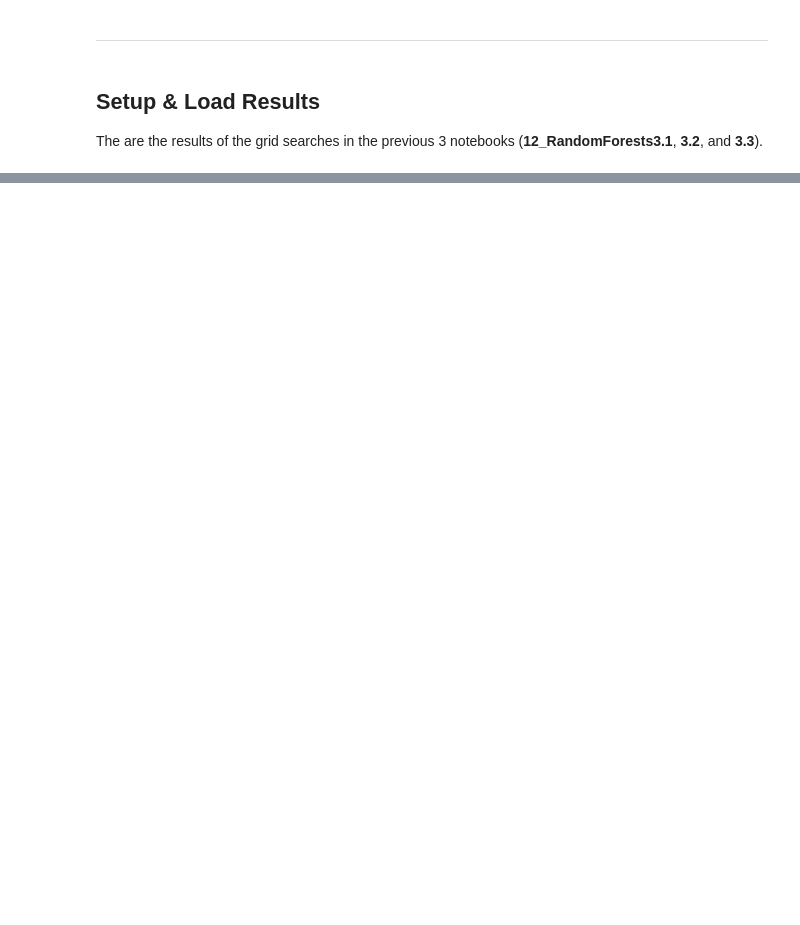
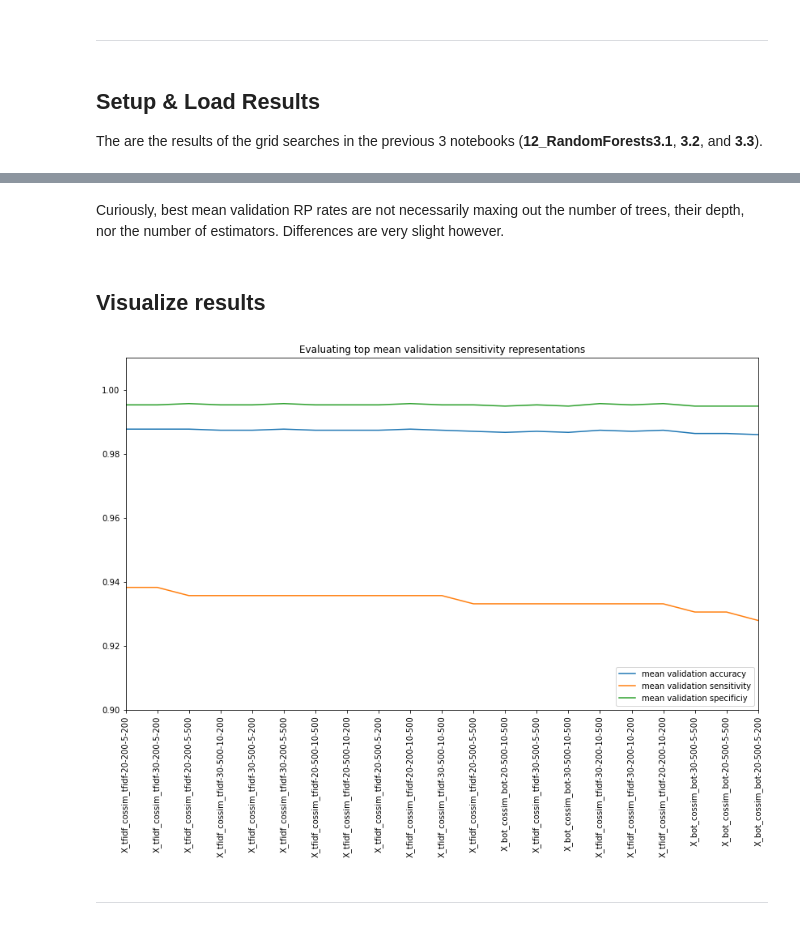
Before and after one commit to BigBangData/NaturalLanguageProcessing, a Jupyter notebook: TextAnalyticsWithR/14_RandomForests_5.ipynb, the cells around one changed output, grey strips where cells are left out. Drawn from its saved outputs; the diff is of its cells as text; code cells hidden in the pictures; blank space fills up the shorter version.

```diff
--- a/TextAnalyticsWithR/14_RandomForests_5.ipynb
+++ b/TextAnalyticsWithR/14_RandomForests_5.ipynb
@@ -103,3 +171,6 @@ for ix, X in enumerate(Xnames):
+# %%
+Xs = [X_bot_cossim_bot, X_tfidf_cossim_tfidf]
+Xnames = ['X_bot_cossim_bot', 'X_tfidf_cossim_tfidf']
 # %%
 param_grid = {
 
@@ -115,0 +218,13 @@ Training 1: X_bot_svd_cos...
+# %%
+# create list of dfs
+df_list = []
+for ix, dic in enumerate(grid_search_clf):
+    df_list.append(extract_df(dic))
+
+# flatten and reindex
+dfm = pd.concat(df_list)
+dfm.index = range(len(dfm))
+
+# sort by top mean validation sensitivity
+top_tpr = dfm.sort_values(by=['mean_val_tpr'], ascending=False).copy()
+top_tpr.iloc[:6,:]
@@ -115,0 +239,28 @@ Training 1: X_bot_svd_cos...
+# %% [markdown]
+Curiously, best mean validation RP rates are not necessarily maxing out the number of trees, their depth, nor the number of estimators. Differences are very slight however.
+# %% [markdown]
+## Visualize results
+# %%
+# concatenate representation and n_estimators for plt.xlabel
+top_tpr['xticks'] = top_tpr.agg(lambda x: f"{x['representation']}-{x['max_depth']}-\
+{x['max_features']}-{x['min_samples_split']}-{x['n_estimators']}", axis=1)
+
+import matplotlib.pyplot as plt
+
+def plot_topscores(X):
+    plt.figure(figsize=(14, 8))
+    plt.plot(np.array(X['mean_val_acc']), label="mean validation accuracy")
+    plt.plot(np.array(X['mean_val_tpr']), label="mean validation sensitivity")
+    plt.plot(np.array(X['mean_val_tnr']), label="mean validation specificiy")
+    plt.title('Evaluating top mean validation sensitivity representations')
+    plt.xticks(np.arange(21), tuple(X['xticks']))
+    plt.legend(loc="lower right")
+    plt.axis([0, 20, 0.9, 1.01])
+    plt.xticks(rotation=90)
+    plt.show()
+# %%
+plot_topscores(top_tpr)
+# %% [output]
+[figure, added]
+# %% [markdown]
+---
```
Also changed, not shown: parts of 15 cells of this notebook, 2 other files.
